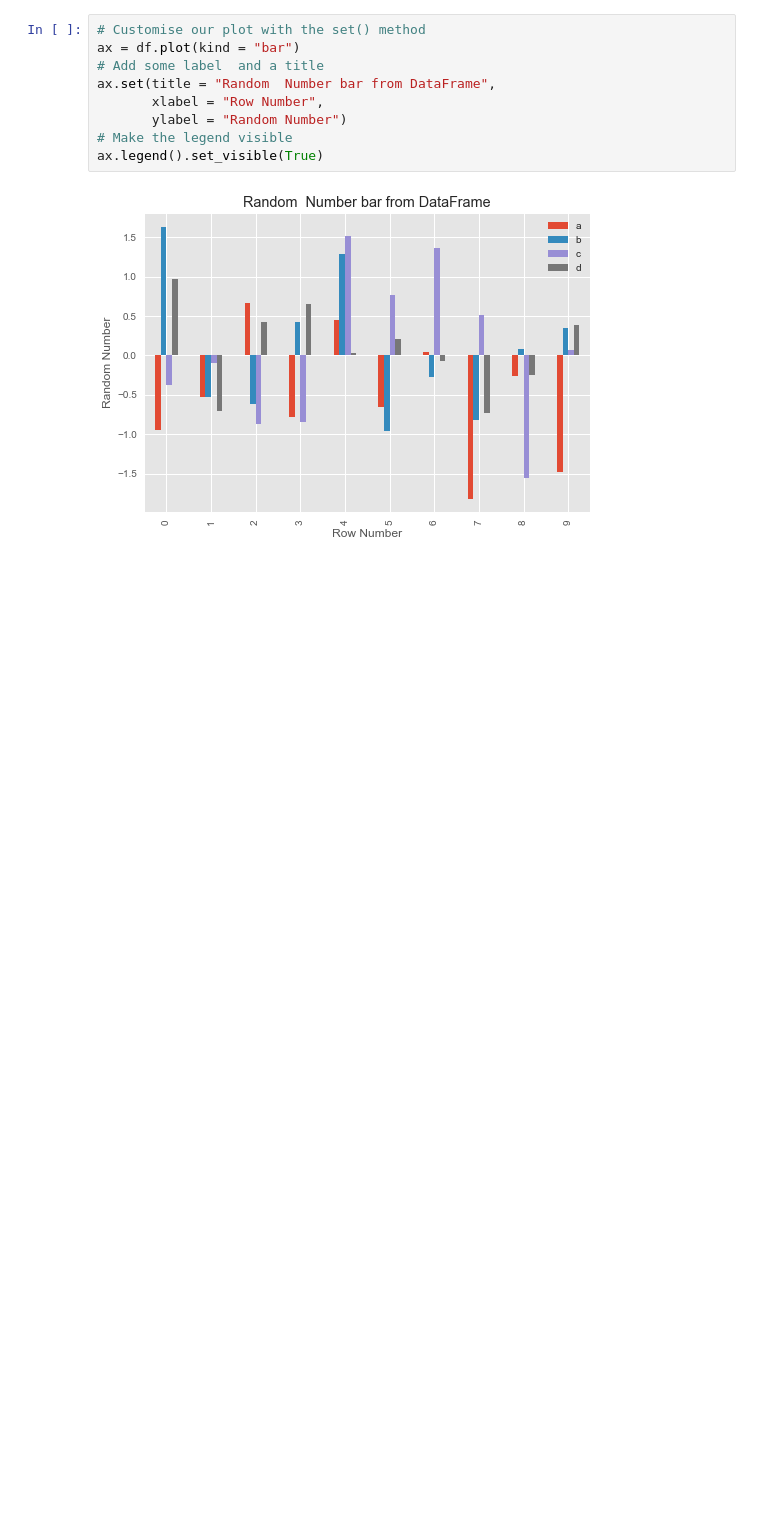
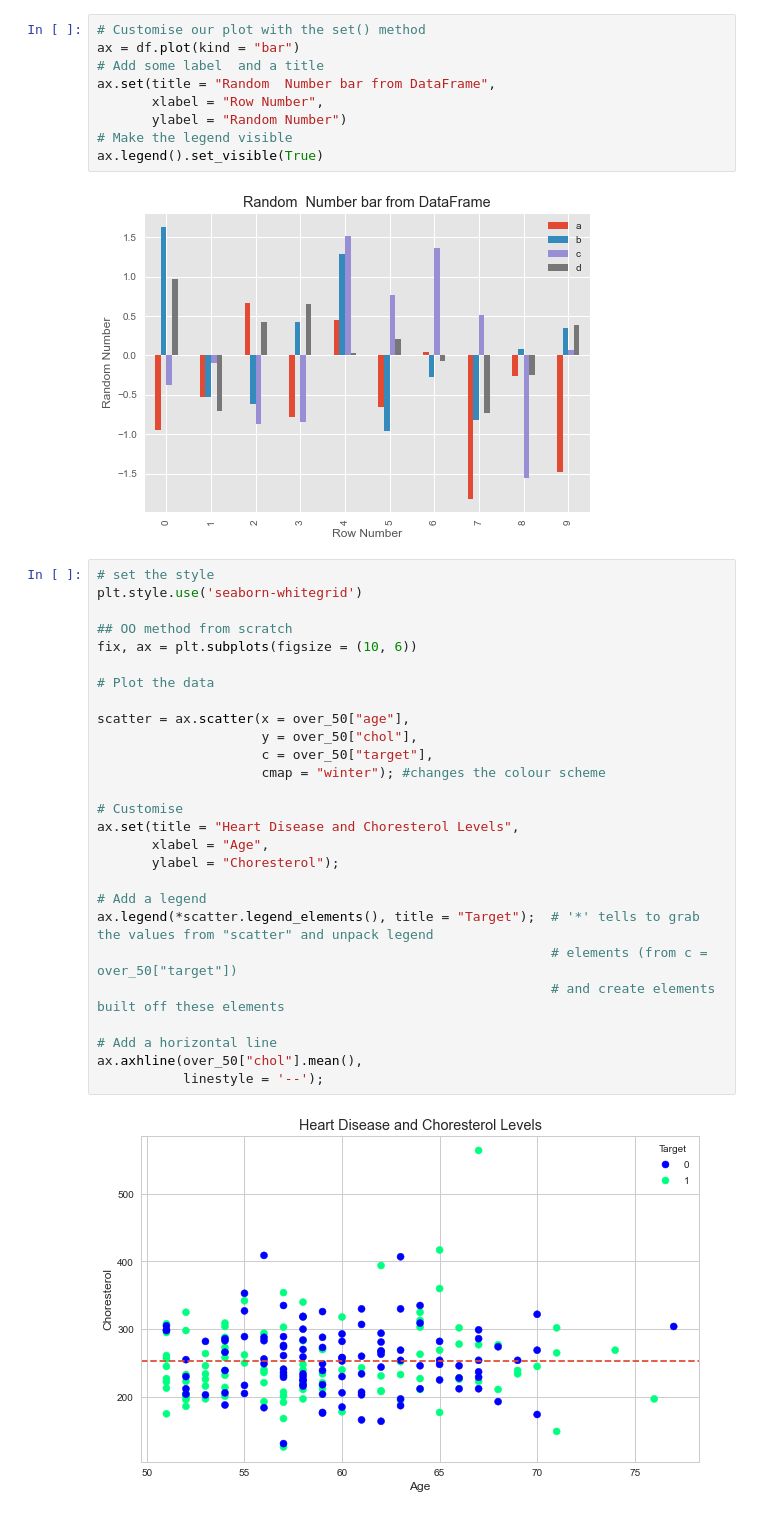
Before and after one commit to FlyingBobino/ML-Zero-To-Mastery-Course, a Jupyter notebook: Matplotlib/introduction-to-matplotlib.ipynb, the cells around one changed output. Saved outputs shown, nothing was run; the diff lists cells and outputs as text; blank space fills up the shorter version.

```diff
--- a/Matplotlib/introduction-to-matplotlib.ipynb
+++ b/Matplotlib/introduction-to-matplotlib.ipynb
@@ -618,3 +618,32 @@ ax.set(title = "Random  Number bar from DataFrame",
 ax.legend().set_visible(True)
 # %% [output]
 [figure]
+# %%
+# set the style
+plt.style.use('seaborn-whitegrid')
+
+## OO method from scratch
+fix, ax = plt.subplots(figsize = (10, 6))
+
+# Plot the data
+
+scatter = ax.scatter(x = over_50["age"],
+                     y = over_50["chol"],
+                     c = over_50["target"],
+                     cmap = "winter"); #changes the colour scheme
+
+# Customise
+ax.set(title = "Heart Disease and Choresterol Levels",
+       xlabel = "Age",
+       ylabel = "Choresterol");
+
+# Add a legend
+ax.legend(*scatter.legend_elements(), title = "Target");  # '*' tells to grab the values from "scatter" and unpack legend
+                                                          # elements (from c = over_50["target"])
+                                                          # and create elements built off these elements
+
+# Add a horizontal line
+ax.axhline(over_50["chol"].mean(),
+           linestyle = '--');
+# %% [output]
+[figure, added]
```
Also changed, not shown: parts of 1 cell of this notebook, 4 other files.
